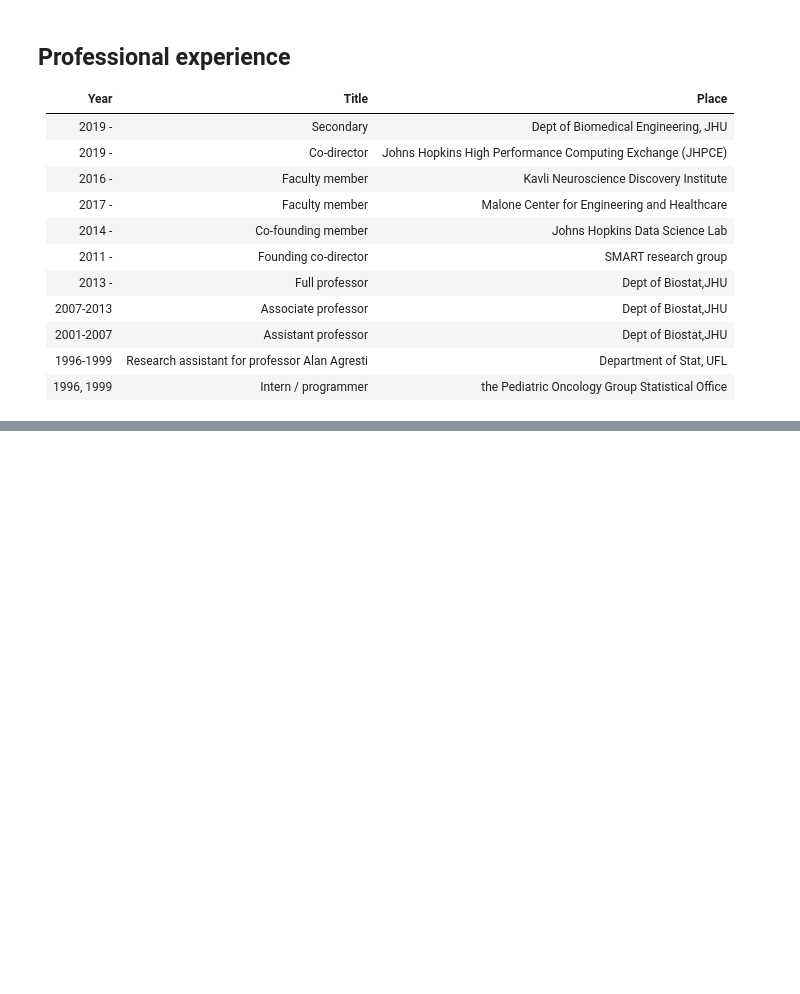
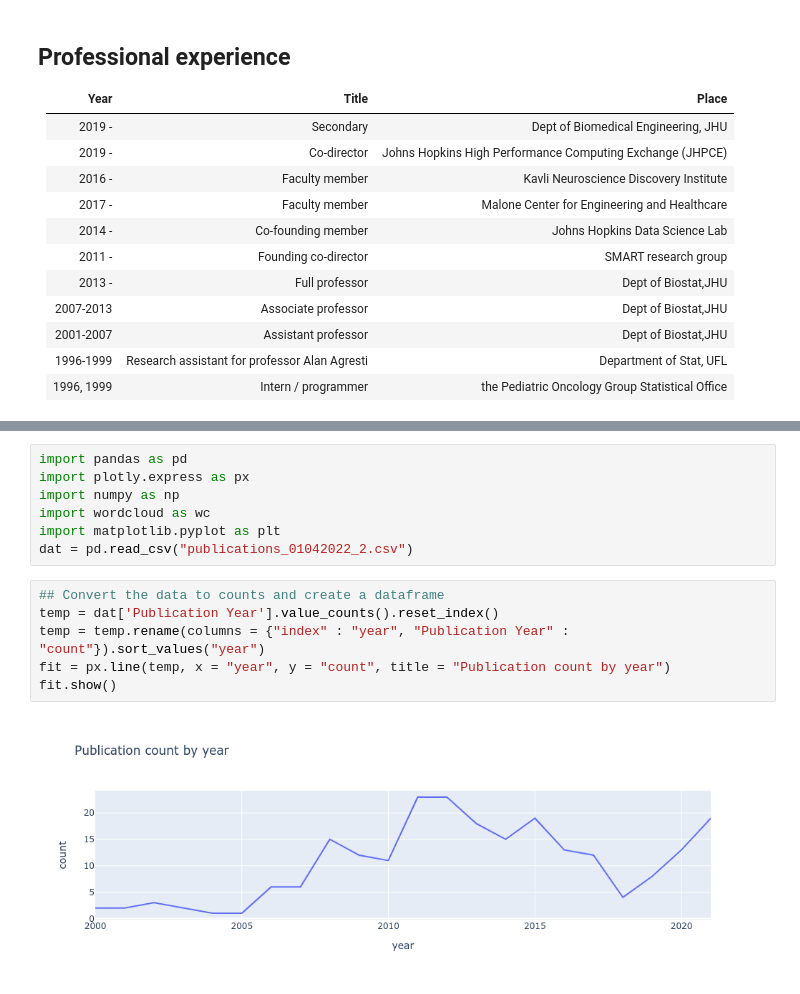
Before and after one commit to bcaffo/cv, a Jupyter notebook: cvJupyter.ipynb, the cells around one changed output, grey strips where cells are left out. Saved outputs shown, nothing was run; the diff lists cells and outputs as text; blank space fills up the shorter version.

```diff
--- a/cvJupyter.ipynb
+++ b/cvJupyter.ipynb
@@ -38,0 +67,15 @@ He graduated from the University of Florida Department of Statistics in 2001. He
+# %%
+import pandas as pd
+import plotly.express as px
+import numpy as np
+import wordcloud as wc
+import matplotlib.pyplot as plt
+dat = pd.read_csv("publications_01042022_2.csv")
+# %%
+## Convert the data to counts and create a dataframe
+temp = dat['Publication Year'].value_counts().reset_index()
+temp = temp.rename(columns = {"index" : "year", "Publication Year" : "count"}).sort_values("year")
+fit = px.line(temp, x = "year", y = "count", title = "Publication count by year")
+fit.show()
+# %% [output]
+[figure, added]
```
Also changed, not shown: parts of 8 cells of this notebook, 3 other files.
